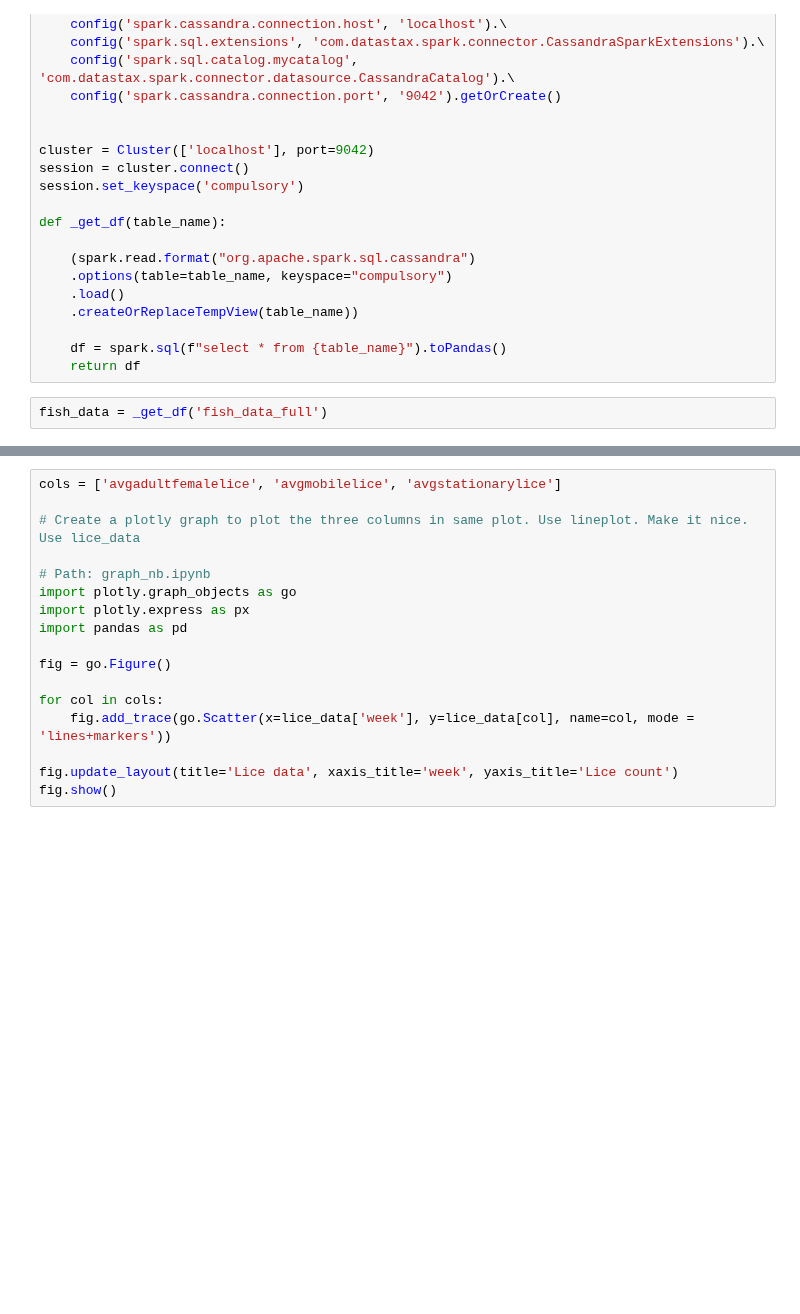
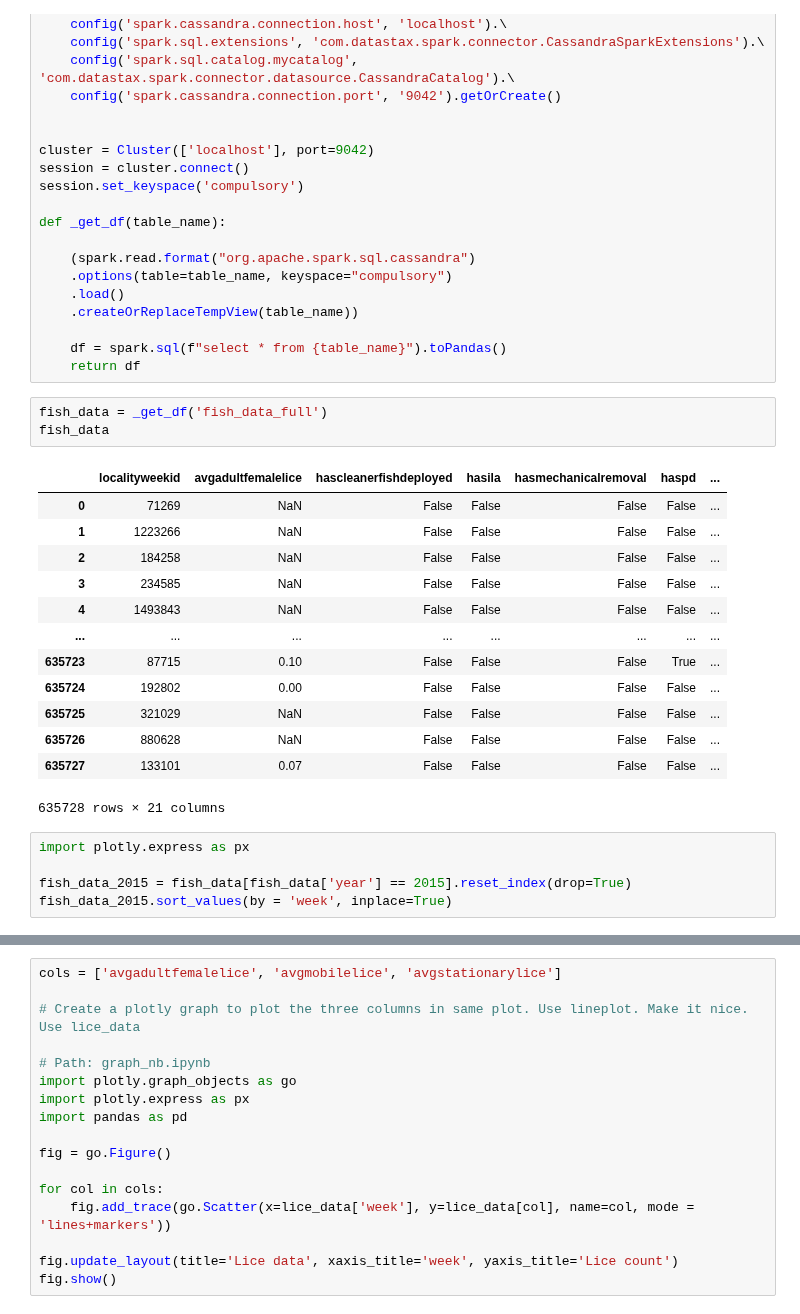
Before and after one commit to erlendrisvik/Compulsories, a Jupyter notebook: CA4/CA4/graph_nb.ipynb, the cells around one changed output, grey strips where cells are left out. Saved outputs shown, nothing was run; the diff lists cells and outputs as text; blank space fills up the shorter version.

```diff
--- a/CA4/CA4/graph_nb.ipynb
+++ b/CA4/CA4/graph_nb.ipynb
@@ -32,3 +32,23 @@ def _get_df(table_name):
     return df
 # %%
 fish_data = _get_df('fish_data_full')
+fish_data
+# %% [output]
+|  | localityweekid | avgadultfemalelice | hascleanerfishdeployed | hasila | hasmechanicalremoval | haspd | ... |
+| 0 | 71269 | NaN | False | False | False | False | ... |
+| 1 | 1223266 | NaN | False | False | False | False | ... |
+| 2 | 184258 | NaN | False | False | False | False | ... |
+| 3 | 234585 | NaN | False | False | False | False | ... |
+| 4 | 1493843 | NaN | False | False | False | False | ... |
+| ... | ... | ... | ... | ... | ... | ... | ... |
+| 635723 | 87715 | 0.10 | False | False | False | True | ... |
+| 635724 | 192802 | 0.00 | False | False | False | False | ... |
+| 635725 | 321029 | NaN | False | False | False | False | ... |
+| 635726 | 880628 | NaN | False | False | False | False | ... |
+| 635727 | 133101 | 0.07 | False | False | False | False | ... |
+635728 rows × 21 columns
+# %%
+import plotly.express as px
+
+fish_data_2015 = fish_data[fish_data['year'] == 2015].reset_index(drop=True)
+fish_data_2015.sort_values(by = 'week', inplace=True)
```
Also changed, not shown: parts of 16 cells of this notebook, 1 other file.
